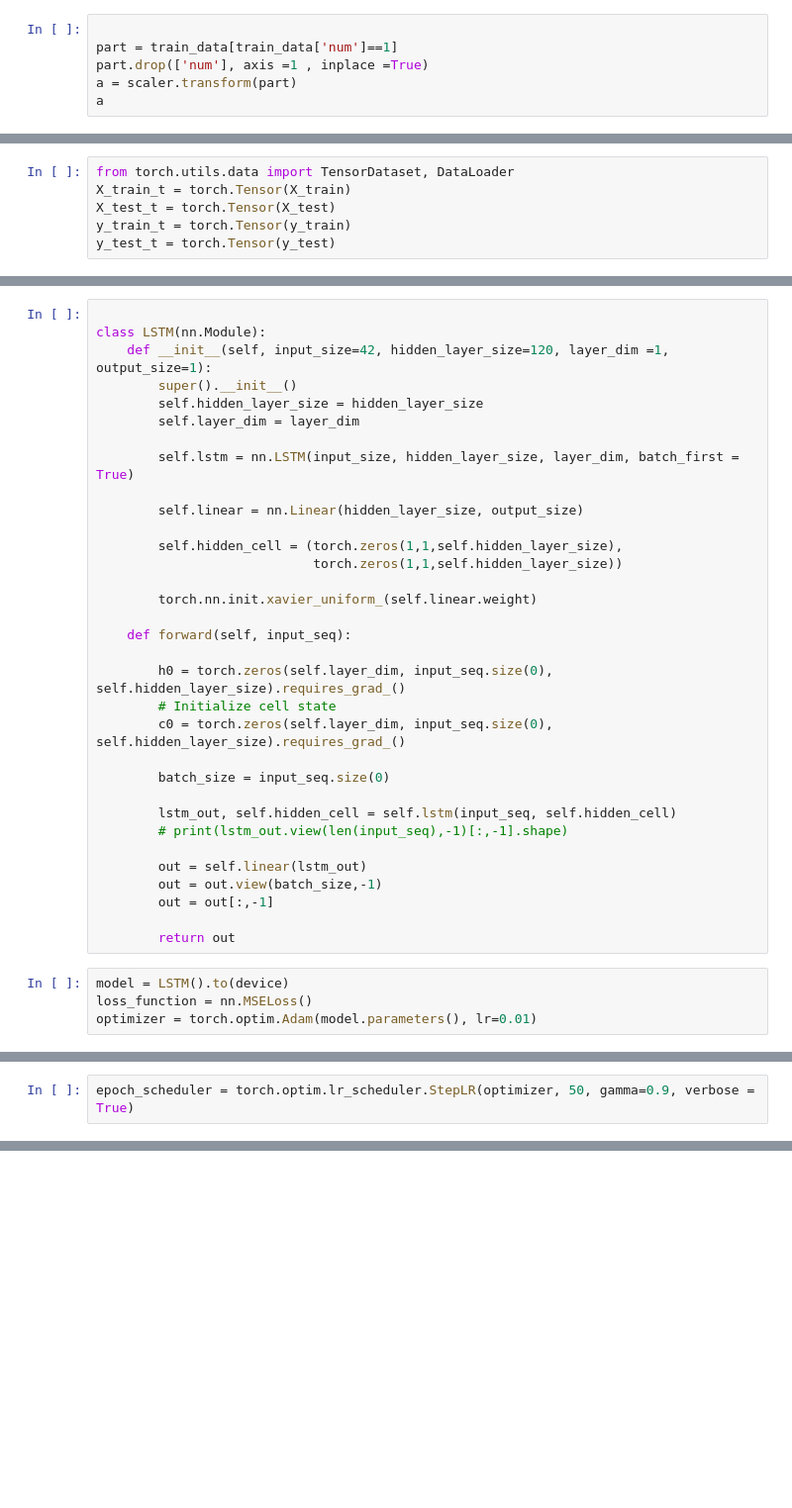
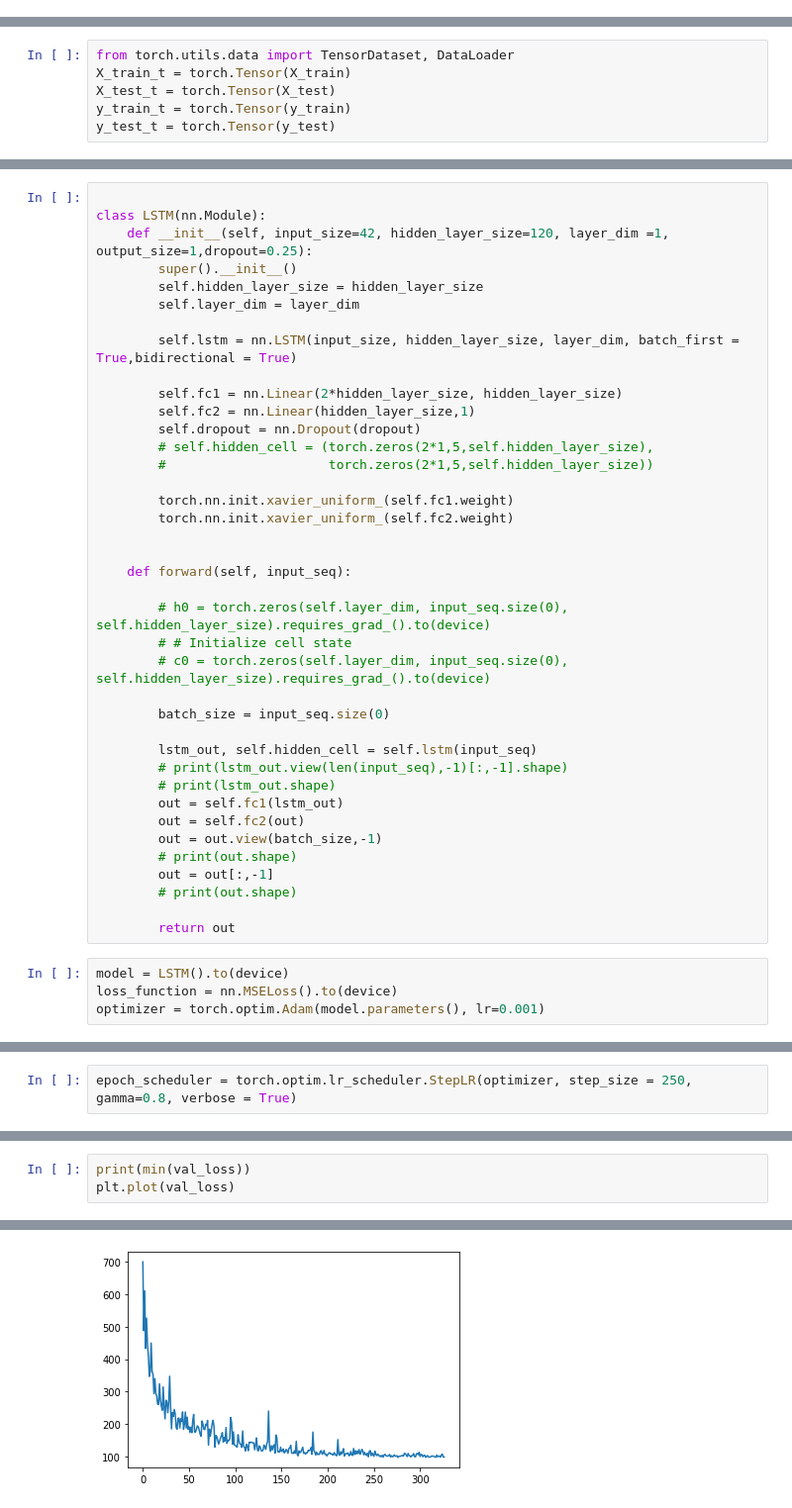
Before and after one commit to johnnyff/bigcontest2021, a Jupyter notebook: danm_lstm.ipynb, the cells around one changed output, grey strips where cells are left out. Shown at 99% size. Drawn from its saved outputs; the diff is of its cells as text; blank space fills up the shorter version.

Commit message:
lstm_v1.0_scaled

```diff
--- a/danm_lstm.ipynb
+++ b/danm_lstm.ipynb
@@ -57,9 +104,3 @@ scaler
-# %%
-
-part = train_data[train_data['num']==1]
-part.drop(['num'], axis =1 , inplace =True)
-a = scaler.transform(part)
-a
 # %%
 def sliding_windows(data, seq_length):
     x = []
@@ -109,39 +156,45 @@ for seq, labels in train_loader:
 # %%
 
 class LSTM(nn.Module):
-    def __init__(self, input_size=42, hidden_layer_size=120, layer_dim =1, output_size=1):
+    def __init__(self, input_size=42, hidden_layer_size=120, layer_dim =1, output_size=1,dropout=0.25):
         super().__init__()
         self.hidden_layer_size = hidden_layer_size
         self.layer_dim = layer_dim
 
-        self.lstm = nn.LSTM(input_size, hidden_layer_size, layer_dim, batch_first = True)
+        self.lstm = nn.LSTM(input_size, hidden_layer_size, layer_dim, batch_first = True,bidirectional = True)
 
-        self.linear = nn.Linear(hidden_layer_size, output_size)
+        self.fc1 = nn.Linear(2*hidden_layer_size, hidden_layer_size)
+        self.fc2 = nn.Linear(hidden_layer_size,1)
+        self.dropout = nn.Dropout(dropout)
+        # self.hidden_cell = (torch.zeros(2*1,5,self.hidden_layer_size),
+        #                     torch.zeros(2*1,5,self.hidden_layer_size))
 
-        self.hidden_cell = (torch.zeros(1,1,self.hidden_layer_size),
-                            torch.zeros(1,1,self.hidden_layer_size))
+        torch.nn.init.xavier_uniform_(self.fc1.weight)
+        torch.nn.init.xavier_uniform_(self.fc2.weight)
 
-        torch.nn.init.xavier_uniform_(self.linear.weight)
 
     def forward(self, input_seq):
 
-        h0 = torch.zeros(self.layer_dim, input_seq.size(0), self.hidden_layer_size).requires_grad_()
-        # Initialize cell state
-        c0 = torch.zeros(self.layer_dim, input_seq.size(0), self.hidden_layer_size).requires_grad_()
+        # h0 = torch.zeros(self.layer_dim, input_seq.size(0), self.hidden_layer_size).requires_grad_().to(device)
+        # # Initialize cell state
+        # c0 = torch.zeros(self.layer_dim, input_seq.size(0), self.hidden_layer_size).requires_grad_().to(device)
 
         batch_size = input_seq.size(0)
 
-        lstm_out, self.hidden_cell = self.lstm(input_seq, self.hidden_cell)
+        lstm_out, self.hidden_cell = self.lstm(input_seq)
         # print(lstm_out.view(len(input_seq),-1)[:,-1].shape)
-
-        out = self.linear(lstm_out)
+        # print(lstm_out.shape)
+        out = self.fc1(lstm_out)
+        out = self.fc2(out)
         out = out.view(batch_size,-1)
+        # print(out.shape)
         out = out[:,-1]
+        # print(out.shape)
 
         return out
 # %%
 model = LSTM().to(device)
-loss_function = nn.MSELoss()
-optimizer = torch.optim.Adam(model.parameters(), lr=0.01)
+loss_function = nn.MSELoss().to(device)
+optimizer = torch.optim.Adam(model.parameters(), lr=0.001)
 # %%
 model
@@ -148,2 +208,2 @@ model
 # %%
-epoch_scheduler = torch.optim.lr_scheduler.StepLR(optimizer, 50, gamma=0.9, verbose = True)
+epoch_scheduler = torch.optim.lr_scheduler.StepLR(optimizer, step_size = 250, gamma=0.8, verbose = True)
@@ -328,0 +312,4 @@ pred_test.squeeze().shape
+# %%
+print(min(val_loss))
+plt.plot(val_loss)
+# %% [output]
@@ -328,0 +318 @@ pred_test.squeeze().shape
+[figure, added]
```
Also changed, not shown: parts of 32 cells of this notebook.
